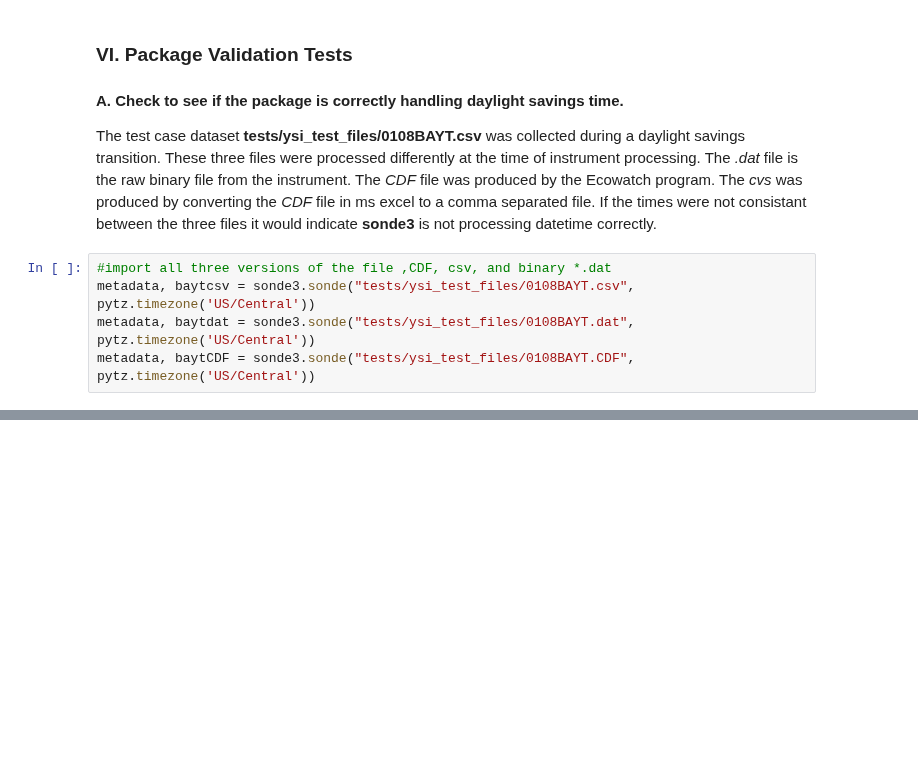
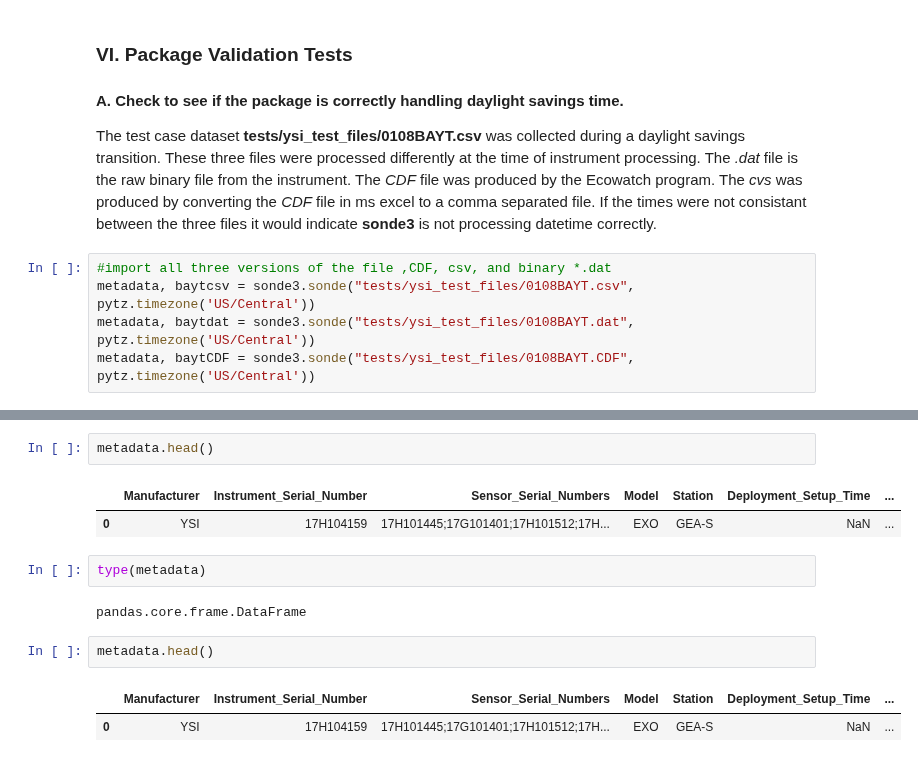
Before and after one commit to kimia-karimi/sonde3, a Jupyter notebook: index.ipynb, the cells around one changed output, grey strips where cells are left out. Drawn from its saved outputs; the diff is of its cells as text; blank space fills up the shorter version.

```diff
--- a/index.ipynb
+++ b/index.ipynb
@@ -335,0 +378,14 @@ df.head()
+# %%
+metadata.head()
+# %% [output]
+|  | Manufacturer | Instrument_Serial_Number | Sensor_Serial_Numbers | Model | Station | Deployment_Setup_Time | ... |
+| 0 | YSI | 17H104159 | 17H101445;17G101401;17H101512;17H... | EXO | GEA-S | NaN | ... |
+# %%
+type(metadata)
+# %% [output]
+pandas.core.frame.DataFrame
+# %%
+metadata.head()
+# %% [output]
+|  | Manufacturer | Instrument_Serial_Number | Sensor_Serial_Numbers | Model | Station | Deployment_Setup_Time | ... |
+| 0 | YSI | 17H104159 | 17H101445;17G101401;17H101512;17H... | EXO | GEA-S | NaN | ... |
```
Also changed, not shown: parts of 21 cells of this notebook, 7 other files.
